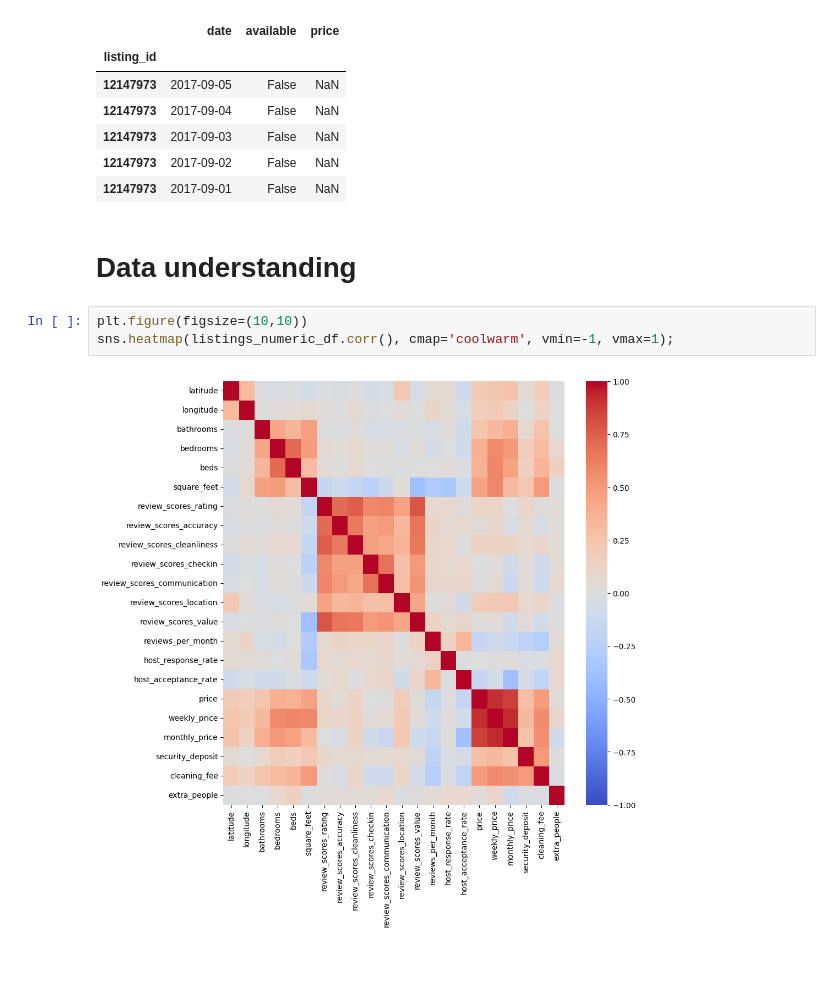
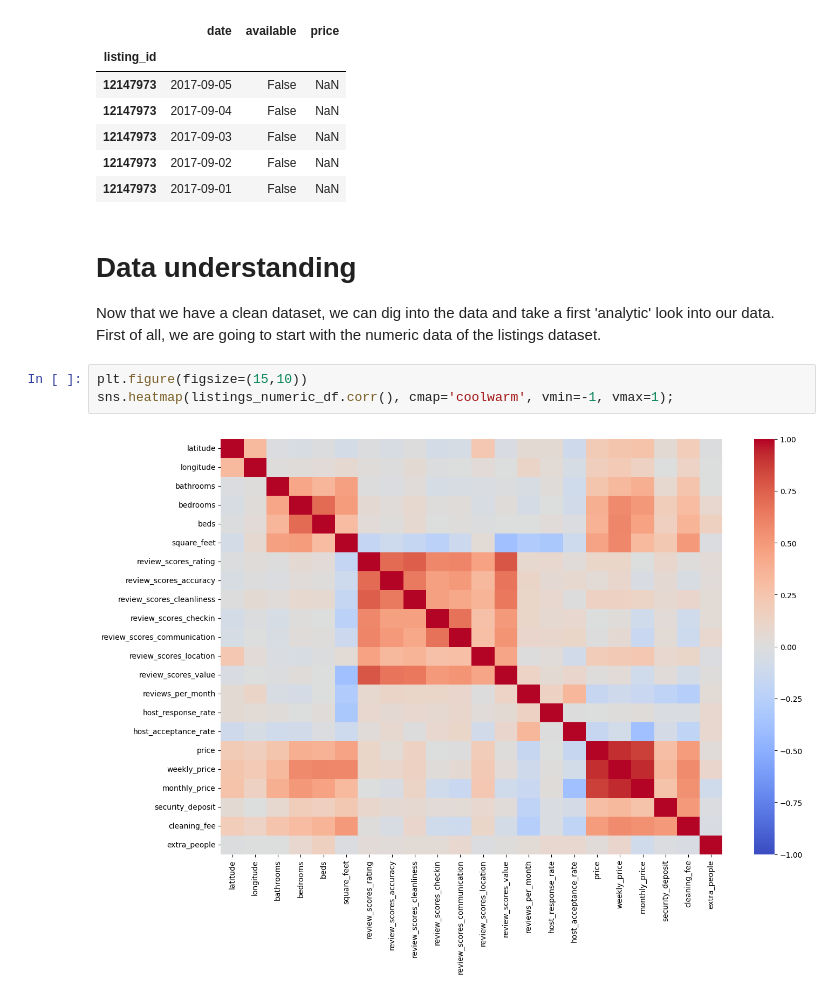
Before and after one commit to KaanDrn/udacity_data_science_project1, a Jupyter notebook: code/Boston_data.ipynb, the cells around one changed output. Drawn from its saved outputs; the diff is of its cells as text; blank space fills up the shorter version.

```diff
--- a/code/Boston_data.ipynb
+++ b/code/Boston_data.ipynb
@@ -464,8 +467,11 @@ calendar.head()
 | 12147973 | 2017-09-01 | False | NaN |
 # %% [markdown]
 # Data understanding
+
+Now that we have a clean dataset, we can dig into the data and take a first 'analytic' look into our data.
+First of all, we are going to start with the numeric data of the listings dataset.
 # %%
-plt.figure(figsize=(10,10))
+plt.figure(figsize=(15,10))
 sns.heatmap(listings_numeric_df.corr(), cmap='coolwarm', vmin=-1, vmax=1);
 # %% [output]
-[figure, old version]
+[figure, new version]
```
Also changed, not shown: parts of 22 cells of this notebook.
